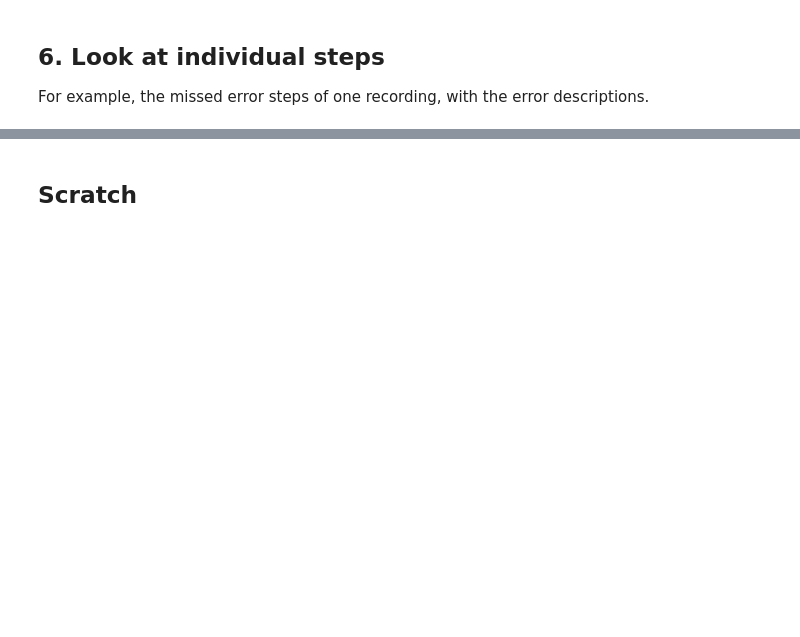
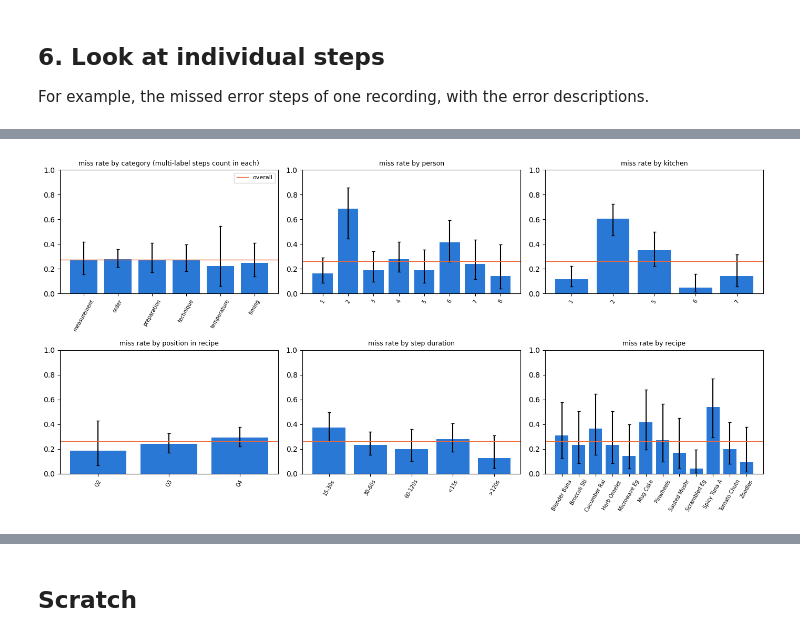
Before and after one commit to Harvey1202/steplens, a Jupyter notebook: docs/user_study/baseline_notebook.ipynb, the cells around one changed output, grey strips where cells are left out. Cells and saved outputs as stored; diff of their text form; code cells hidden in the pictures; blank space fills up the shorter version.

```diff
--- a/docs/user_study/baseline_notebook.ipynb
+++ b/docs/user_study/baseline_notebook.ipynb
@@ -254,0 +259,27 @@ df[(df.recording_id == rid)].sort_values("start_time")[cols]
+# %%
+import numpy as np, matplotlib.pyplot as plt
+def wilson(k, n, z=1.96):
+    if n == 0: return (np.nan, np.nan)
+    p = k / n; d = 1 + z*z/n; c = (p + z*z/(2*n)) / d; h = z*np.sqrt(p*(1-p)/n + z*z/(4*n*n)) / d
+    return c - h, c + h
+def miss_bar(ax, d, col, title, min_errors=10):
+    e = d[d.has_errors]
+    g = e.groupby(col)["missed"].agg(["sum", "size"]).query("size >= @min_errors")
+    rate = g["sum"] / g["size"]
+    lo, hi = zip(*[wilson(k, n) for k, n in zip(g["sum"], g["size"])])
+    ax.bar(range(len(g)), rate, yerr=[rate - np.array(lo), np.array(hi) - rate], color="#2a78d6", capsize=2)
+    ax.axhline(e.missed.mean(), color="#eb6834", lw=1, label="overall")
+    ax.set_xticks(range(len(g))); ax.set_xticklabels([str(i)[:12] for i in g.index], rotation=60, fontsize=7)
+    ax.set_title(title, fontsize=9); ax.set_ylim(0, 1)
+fig, axes = plt.subplots(2, 3, figsize=(14, 7))
+cat_long = test[test.has_errors].melt(id_vars=["missed"], value_vars=[f"err_{c}" for c in CATS], var_name="category", value_name="has")
+cat_long = cat_long[cat_long.has].assign(category=lambda x: x.category.str[4:], has_errors=True)
+miss_bar(axes[0, 0], cat_long, "category", "miss rate by category (multi-label steps count in each)", 5)
+miss_bar(axes[0, 1], test, "person_id", "miss rate by person")
+miss_bar(axes[0, 2], test, "environment_id", "miss rate by kitchen")
+miss_bar(axes[1, 0], test, "position_bucket", "miss rate by position in recipe")
+miss_bar(axes[1, 1], test, "duration_bucket", "miss rate by step duration")
+miss_bar(axes[1, 2], test, "activity_name", "miss rate by recipe")
+axes[0, 0].legend(fontsize=8); fig.tight_layout(); plt.show()
+# %% [output]
+[figure, added]
```
Also changed, not shown: parts of 3 cells of this notebook, 18 other files.
